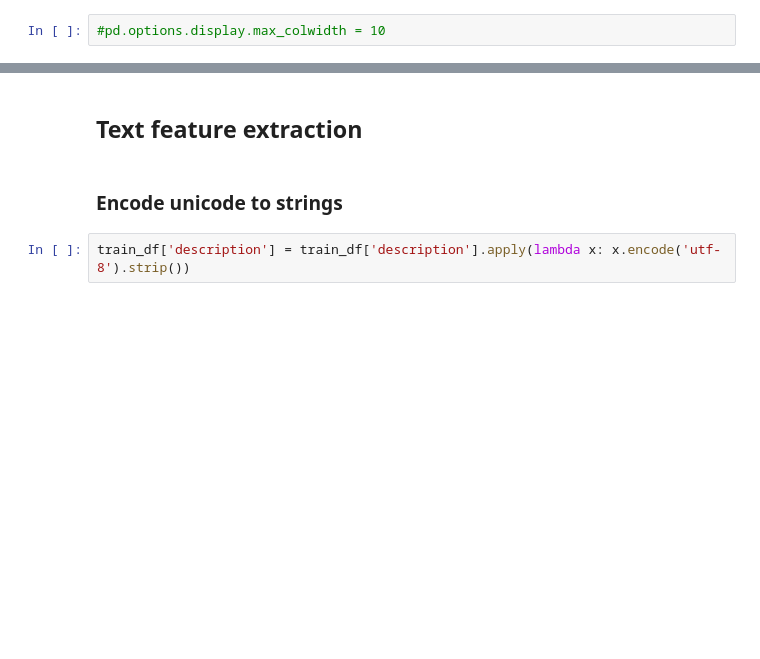
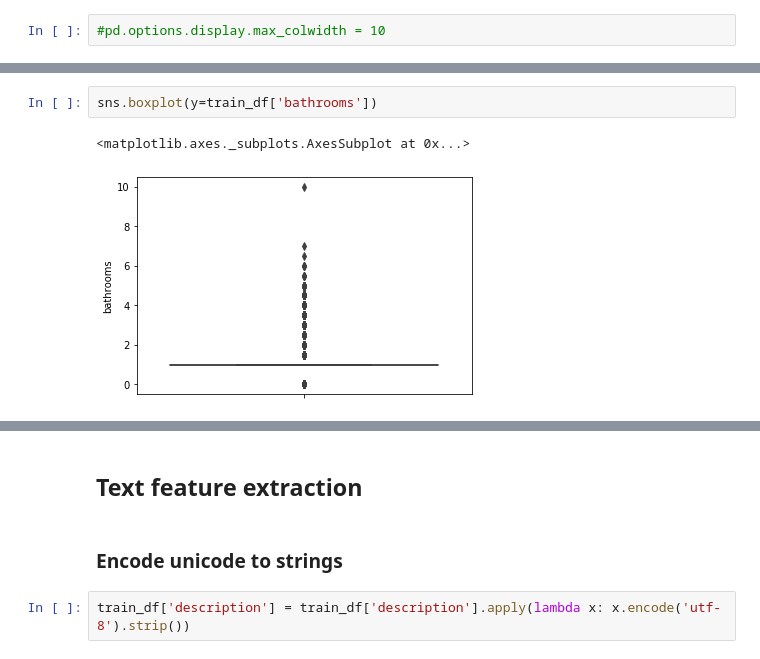
Before and after one commit to taryn-c/CMPT459-Project, a Jupyter notebook: sad_mining1.ipynb, the cells around one changed output, grey strips where cells are left out. Drawn from its saved outputs; the diff is of its cells as text; blank space fills up the shorter version.

```diff
--- a/sad_mining1.ipynb
+++ b/sad_mining1.ipynb
@@ -535,0 +509,5 @@ No discernable way to identify outliers until we are able to extract these featu
+# %%
+sns.boxplot(y=train_df['bathrooms'])
+# %% [output]
+<matplotlib.axes._subplots.AxesSubplot at 0x...>
+[figure, added]
```
Also changed, not shown: parts of 38 cells of this notebook.
